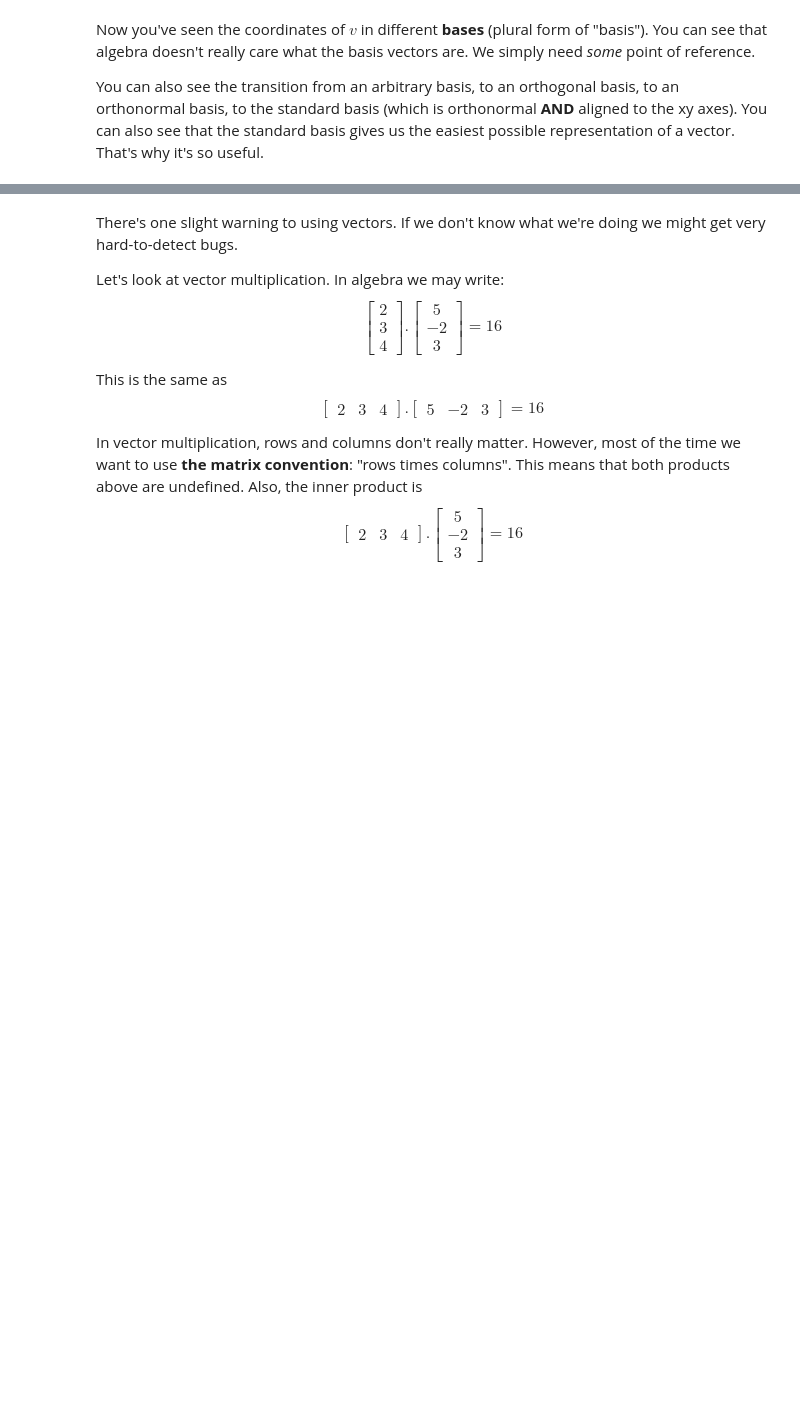
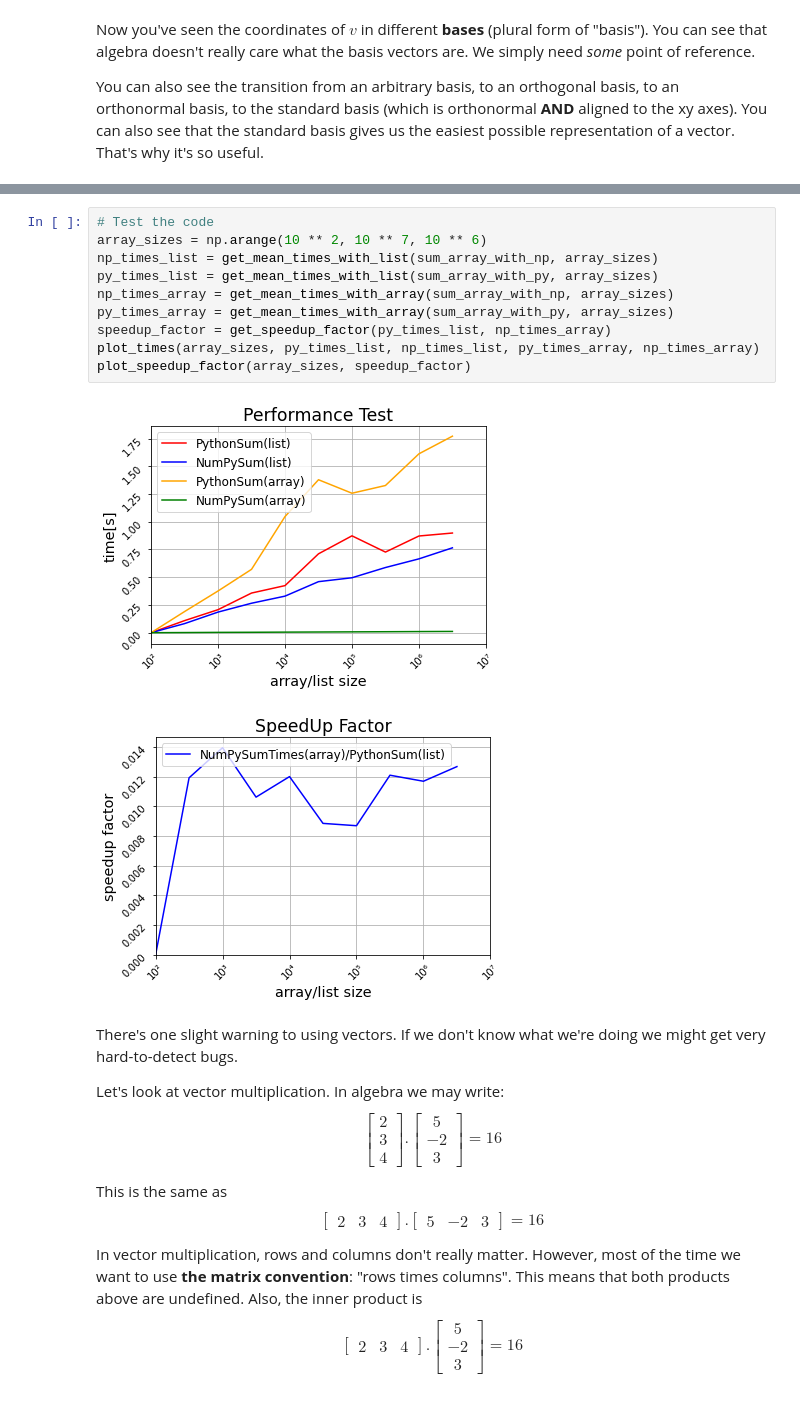
Before and after one commit to momchilantonov/SoftUni-Math-Concepts-For-Developers-February-2021, a Jupyter notebook: Linear-Algebra/Homework/Linear Algebra Exercise.ipynb, the cells around one changed output, grey strips where cells are left out. Saved outputs shown, nothing was run; the diff lists cells and outputs as text; blank space fills up the shorter version.

```diff
--- a/Linear-Algebra/Homework/Linear Algebra Exercise.ipynb
+++ b/Linear-Algebra/Homework/Linear Algebra Exercise.ipynb
@@ -187,3 +284,16 @@ Plot another plot: speedup versus length. Plot the length on the x-axis and the
+# %%
+# Test the code
+array_sizes = np.arange(10 ** 2, 10 ** 7, 10 ** 6)
+np_times_list = get_mean_times_with_list(sum_array_with_np, array_sizes)
+py_times_list = get_mean_times_with_list(sum_array_with_py, array_sizes)
+np_times_array = get_mean_times_with_array(sum_array_with_np, array_sizes)
+py_times_array = get_mean_times_with_array(sum_array_with_py, array_sizes)
+speedup_factor = get_speedup_factor(py_times_list, np_times_array)
+plot_times(array_sizes, py_times_list, np_times_list, py_times_array, np_times_array)
+plot_speedup_factor(array_sizes, speedup_factor)
+# %% [output]
+[figure, added]
+[figure, added]
 # %% [markdown]
 There's one slight warning to using vectors. If we don't know what we're doing we might get very hard-to-detect bugs.
 
```
Also changed, not shown: parts of 7 cells of this notebook.
